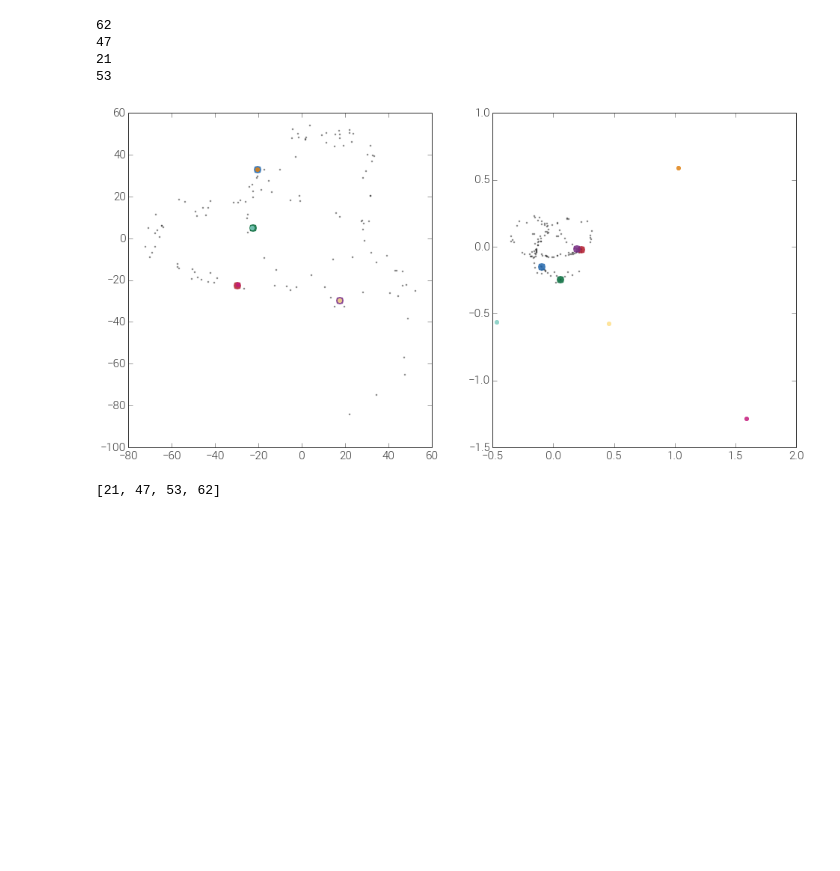
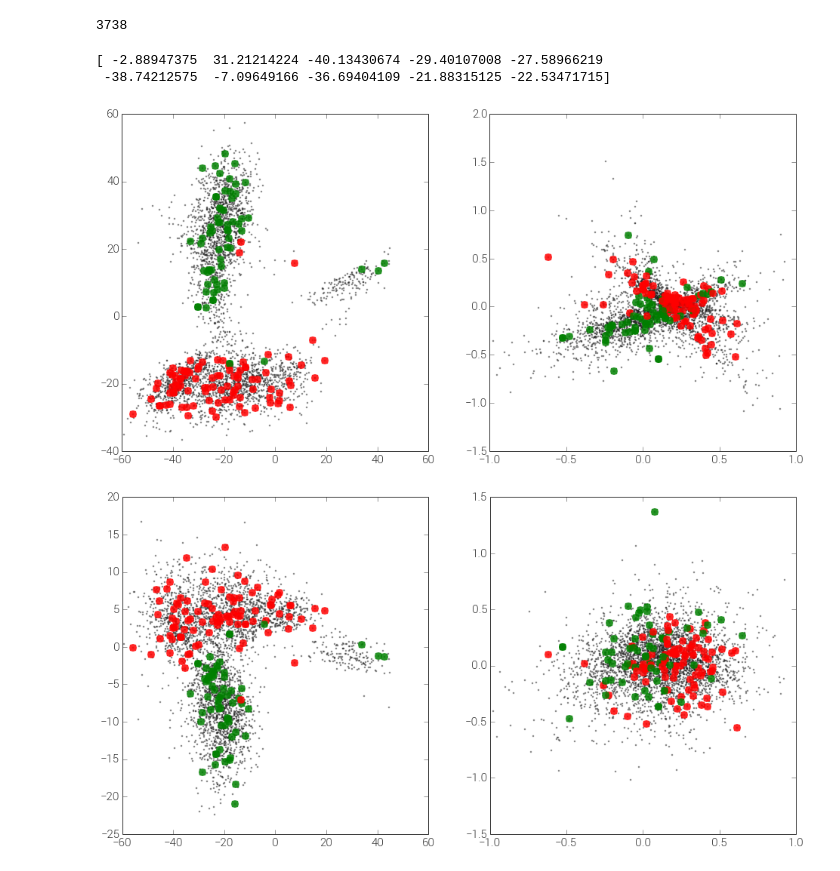
Before and after one commit to adrn/ipython-notebooks, a Jupyter notebook: streams/Particle Index.ipynb, the cells around one changed output. Cells and saved outputs as stored; diff of their text form; code cells hidden in the pictures; blank space fills up the shorter version.

```diff
--- a/streams/Particle Index.ipynb
+++ b/streams/Particle Index.ipynb
@@ -7,41 +7,69 @@ sgr = io.SgrSimulation(m)
+# %%
+_m = 8
+sgr = io.SgrSimulation("sgr_nfw/M2.5e+0{}".format(_m), "SNAP113")
 # %%
-#d = io.read_hdf5("/Users/adrian/projects/streams/data/observed_particles/{}_N1024.hdf5".format(m))
-d = io.read_hdf5("/Users/adrian/projects/streams/data/observed_particles/2.5e8_no_pm.hdf5")
-gc_particles = d['true_particles'].to_frame(galactocentric)
+d = io.read_hdf5("/Users/adrian/projects/streams/data/observed_particles/2.5e{}_exp4.hdf5".format(_m))
+gc_particles = d['particles'].to_frame(galactocentric)
+# %%
+d["particles"].nparticles
+# %% [output]
+3738
 # %%
-N = 4
+N = 64
 
 D = d['true_particles']._X[:,2]
 x,y,z,vx,vy,vz = gc_particles._X.T
-w, = np.where((D < 50))# & (d['true_particles'].tub > 1000) & (d['true_particles'].tub < 5500))
 
-idx = w[np.random.randint(len(w), size=N)]
+print (x[:10])
+# %% [output]
+[ -2.88947375  31.21214224 -40.13430674 -29.40107008 -27.58966219
+ -38.74212575  -7.09649166 -36.69404109 -21.88315125 -22.53471715]
 # %%
-fig,axes = subplots(1,2,figsize=(16,8))
+fig,axes = plt.subplots(1,2,figsize=(16,8))
+fig2,axes2 = plt.subplots(1,2,figsize=(16,8))
 axes[0].plot(x,z,marker='.',linestyle='none',alpha=0.5)
 axes[1].plot(vx,vz,marker='.',linestyle='none',alpha=0.5)
 
-for ix in idx:
-    print(ix)
+axes2[0].plot(x,y,marker='.',linestyle='none',alpha=0.5)
+axes2[1].plot(vx,vy,marker='.',linestyle='none',alpha=0.5)
+
+leading = []
+trailing = []
+lead_c = 'g'
+trail_c = 'r'
+while True:
+    ix = np.random.randint(len(x))
+    if np.isnan(d['true_particles'].beta[ix]):
+        continue
+
+    #print(d['true_particles'].tail_bit[ix],ix)
+    if d['true_particles'].beta[ix] < 0:
+        leading.append(ix)
+        c = lead_c
+    else:
+        trailing.append(ix)
+        c = trail_c
+
     axes[0].plot(x[ix], z[ix], label="tub={}".format(d['true_particles'].tub[ix]),
-                 marker='o',linestyle='none',alpha=0.85,ms=10)
+                 marker='o',linestyle='none',alpha=0.85,ms=10, color=c)
     axes[1].plot(vx[ix], vz[ix], label="tub={}".format(d['true_particles'].tub[ix]),
-                 marker='o',linestyle='none',alpha=0.85,ms=10)
+                 marker='o',linestyle='none',alpha=0.85,ms=10, color=c)
+
+    axes2[0].plot(x[ix], y[ix], label="tub={}".format(d['true_particles'].tub[ix]),
+                 marker='o',linestyle='none',alpha=0.85,ms=10, color=c)
+    axes2[1].plot(vx[ix], vy[ix], label="tub={}".format(d['true_particles'].tub[ix]),
+                 marker='o',linestyle='none',alpha=0.85,ms=10, color=c)
+
+    if len(leading) >= N and len(trailing) >= N:
+        break
 
 # now plot observed positions
-x,y,z,vx,vy,vz = d['particles'].to_frame(galactocentric)._X.T
-for ix in idx:
-    axes[0].plot(x[ix], z[ix], marker='o', linestyle='none',alpha=0.85,ms=6)
-    axes[1].plot(vx[ix], vz[ix], marker='o',linestyle='none',alpha=0.85,ms=6)
+# x,y,z,vx,vy,vz = d['particles'].to_frame(galactocentric)._X.T
+# for ix in idx:
+#     axes[0].plot(x[ix], z[ix], marker='o', linestyle='none',alpha=0.85,ms=6)
+#     axes[1].plot(vx[ix], vz[ix], marker='o',linestyle='none',alpha=0.85,ms=6)
 
 #legend(loc='lower left')
 # %% [output]
-62
-47
-21
-53
-[figure, old version]
+[figure, new version]
+[figure, added]
-# %%
-print sorted(idx)
-# %% [output]
-[21, 47, 53, 62]
```
Also changed, not shown: parts of 5 cells of this notebook, 19 other files.
